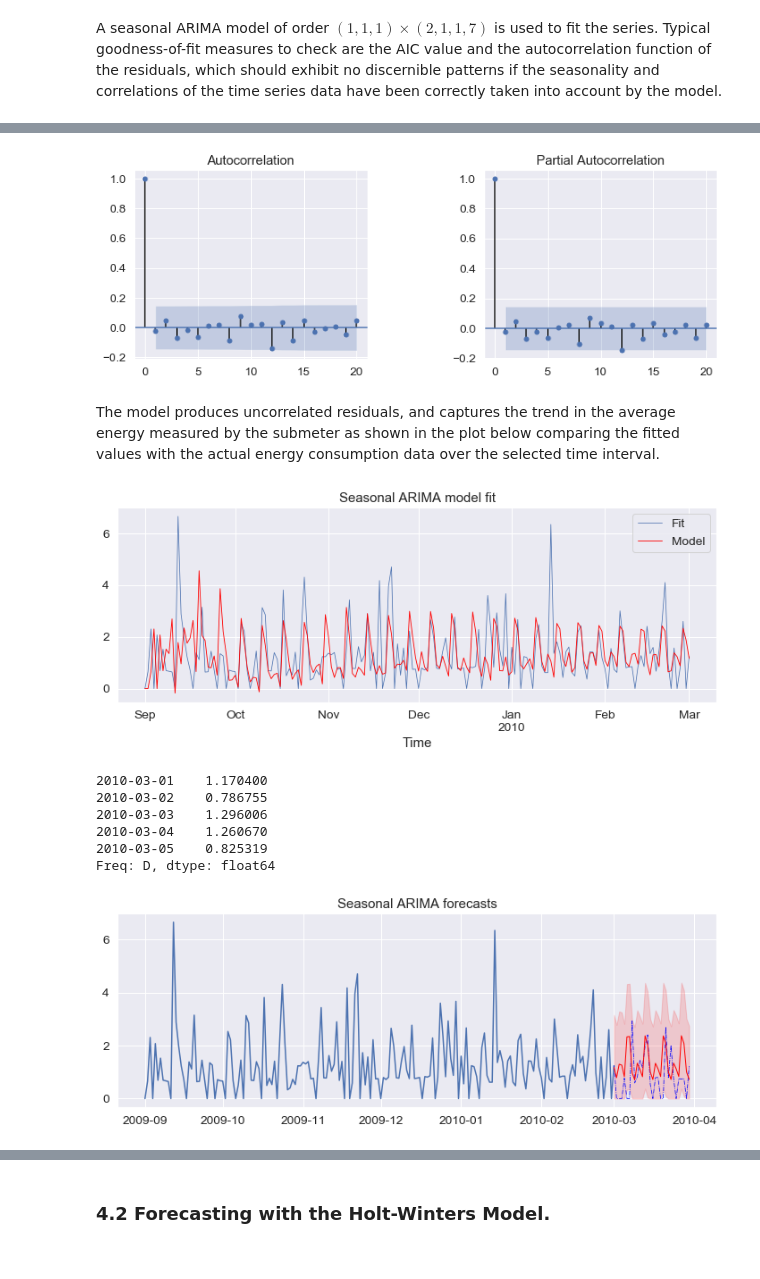
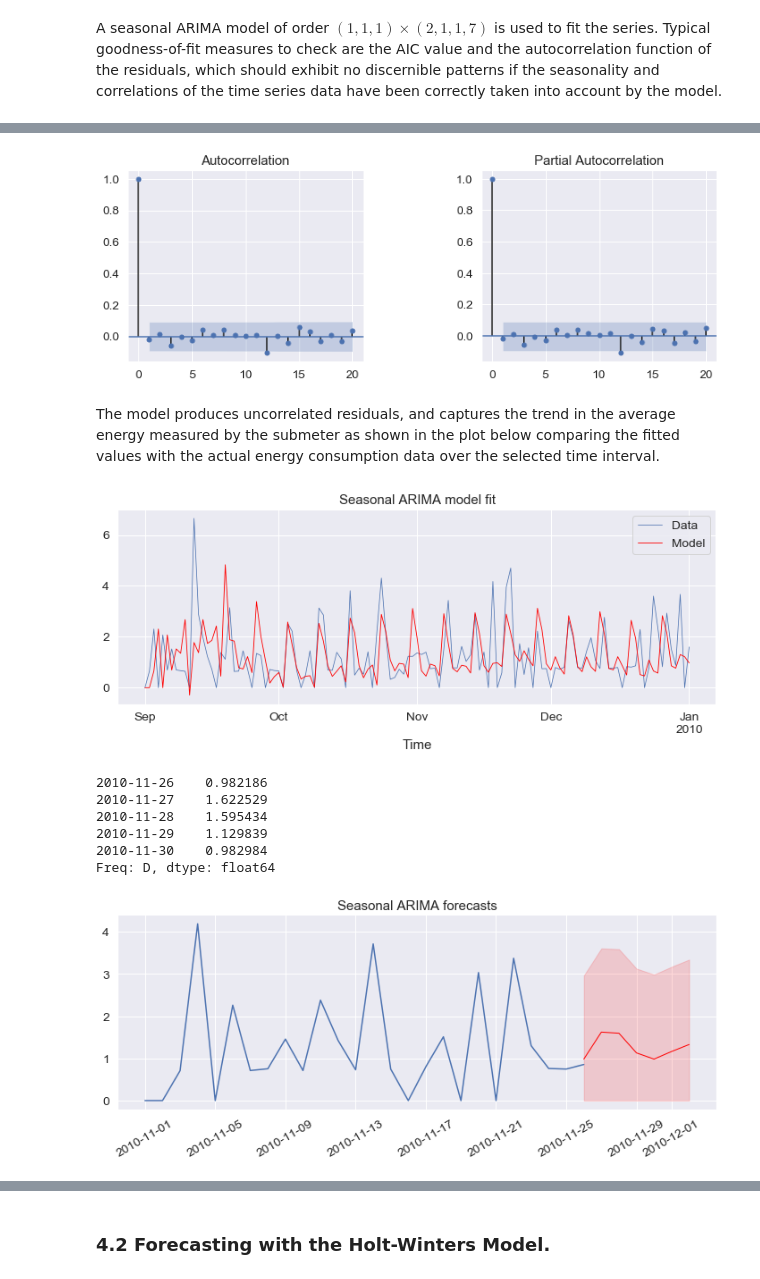
Before and after one commit to melville87/energy-cons-viz, a Jupyter notebook: energy_consumption/energy_consumption_ts_analysis.ipynb, the cells around one changed output, grey strips where cells are left out. Drawn from its saved outputs; the diff is of its cells as text; code cells hidden in the pictures.

```diff
--- a/energy_consumption/energy_consumption_ts_analysis.ipynb
+++ b/energy_consumption/energy_consumption_ts_analysis.ipynb
@@ -563,12 +563,11 @@ For instance, data for six months starting from September 2009 can be used to fi
 import ts_module as tsm
 # %%
 # time series: consumption measured by kitchen submeter
-ts = byDay["2009-09-01":"2010-03-01"].sub1.copy()
+ts = byDay["2009-09-01":].sub1.copy()
 # set index frequency as daily
 ts = ts.asfreq("D")
 # plot time series
 fig, ax = plt.subplots(figsize= (14, 5))
 ax = plt.plot(ts, linewidth= 0.75)
-ax = plt.title('''Daily average energy consumption
-     measured by kitchen submeter (sub 1)''')
+ax = plt.title("Daily average energy consumption of kitchen appliances")
 # %% [output]
@@ -632,7 +643,7 @@ A seasonal ARIMA model of order $(1, 1, 1) \times (2, 1, 1, 7)$ is used to fit t
 from statsmodels.tsa.statespace.sarimax import SARIMAX, SARIMAXResults
 # %%
 # fit SARIMA(p, d, q)(P, D, Q, s) model
-ar = 1; d = 1; ma = 1
+ar = 2; d = 1; ma = 1
 P = 2; D = 1; Q = 1; s = 7
 # instantiate model class
 arima_model = SARIMAX(ts,
@@ -668,22 +680,22 @@ Warnings:
 # check that residuals are uncorrelated
 tsm.plot_autocorr(arima_results.resid, nlags= 20)
 # %% [output]
-[figure, old version]
+[figure, new version]
 # %% [markdown]
 The model produces uncorrelated residuals, and captures the trend in the average energy measured by the submeter as shown in the plot below comparing the fitted values with the actual energy consumption data over the selected time interval.
 # %%
 # display series and overlay model fitted values
 fig, ax = plt.subplots(1, 1, figsize= (12, 4))
-ts.plot(linewidth= 0.75)
-fig = arima_results.fittedvalues.plot(ax= ax, color= "red", linewidth= 0.85)
+ts["2009-09-01":"2010-01-01"].plot(linewidth= 0.75)
+fig = arima_results.fittedvalues["2009-09-01":"2010-01-01"].plot(ax= ax, color= "red", linewidth= 0.85)
 fig = plt.title("Seasonal ARIMA model fit")
-fig = ax.axes.legend(["Fit", "Model"])
+fig = ax.axes.legend(["Data", "Model"])
 fig = ax.axes.set_xlabel("Time")
 # %% [output]
-[figure, old version]
+[figure, new version]
 # %%
-start= "2010-03-01"
-end= "2010-03-30"
+start= "2010-11-26"
+end= "2010-12-02"
 # make forecasts
 predictions = arima_results.get_prediction(start= start,
                                            end= end,
@@ -693,16 +705,14 @@ predictions_ci = predictions.conf_int()
 # inspect mean values
 predictions.predicted_mean.head()
 # %% [output]
-2010-03-01    1.170400
-2010-03-02    0.786755
-2010-03-03    1.296006
-2010-03-04    1.260670
-2010-03-05    0.825319
+2010-11-26    0.982186
+2010-11-27    1.622529
+2010-11-28    1.595434
+2010-11-29    1.129839
+2010-11-30    0.982984
 Freq: D, dtype: float64
 # %%
-tsm.plot_model(start= "2010-03-01", end= "2010-03-30",
-               timeseries= ts, predicted_values= predictions.predicted_mean,
-               predicted_ci= predictions_ci, actual_values= byDay.sub1,
-               title= "Seasonal ARIMA forecasts")
+tsm.plot_model(timeseries= ts["2010-11-01":"2010-11-26"], predicted_values= predictions.predicted_mean,
+               predicted_ci= predictions_ci, title= "Seasonal ARIMA forecasts")
 # %% [output]
-[figure, old version]
+[figure, new version]
```
Also changed, not shown: parts of 22 cells of this notebook, 1 other file.
